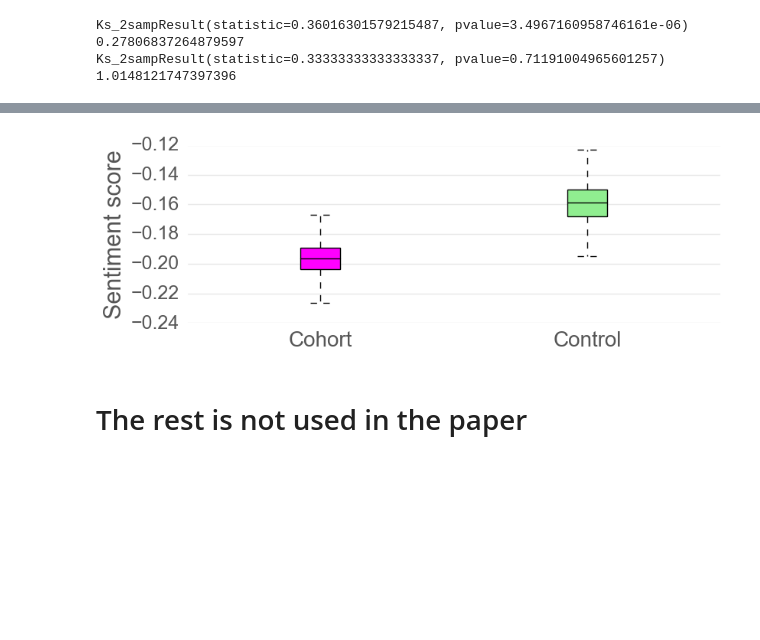
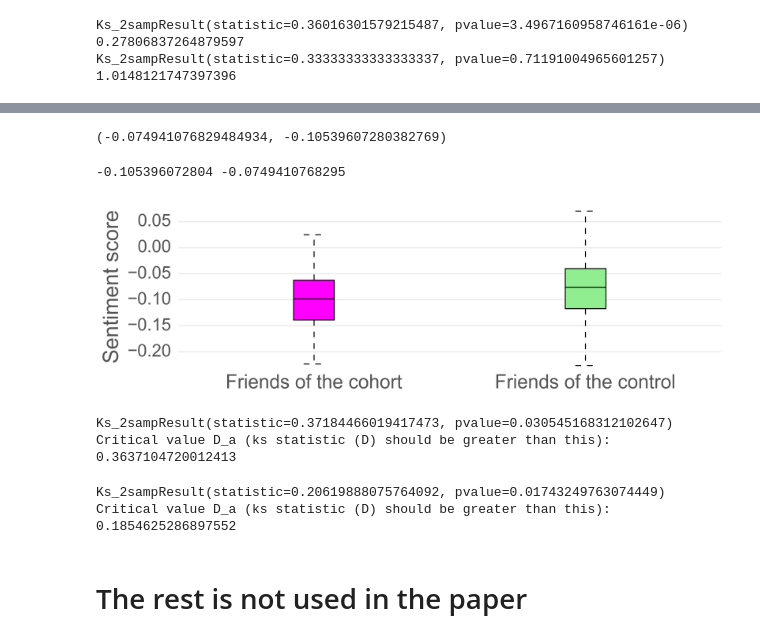
Before and after one commit to oztalha/Flint, a Jupyter notebook: Codes-Toz/Flint.ipynb, the cells around one changed output, grey strips where cells are left out. Cells and saved outputs as stored; diff of their text form; code cells hidden in the pictures; blank space fills up the shorter version.

Commit message:
contagion experiment redone

```diff
--- a/Codes-Toz/Flint.ipynb
+++ b/Codes-Toz/Flint.ipynb
@@ -307,0 +425,5 @@ Ks_2sampResult(statistic=0.33333333333333337, pvalue=0.71191004965601257)
+# %%
+ffdf = pd.read_csv('../data/ffdf.csv')
+ffdf.columns = ['screen_name'] + list(ffdf.columns[1:])
+#ffdf.head() #fsent is missing
+print(len(ffdf[ffdf.usent>0]),len(ffdf[ffdf.usent<0]))
@@ -307,0 +432,7 @@ Ks_2sampResult(statistic=0.33333333333333337, pvalue=0.71191004965601257)
+# %%
+udf = {}
+for u in ffdf.index.values:
+    usent = pd.DataFrame(list(df[df.screen_name == u].text.apply(sid.polarity_scores)))['compound']
+    udf[u] = {'utwcnt':len(usent),'usent':usent.mean()}
+usdf = pd.DataFrame.from_dict(udf,orient='index')
+usdf
@@ -307,0 +458,10 @@ Ks_2sampResult(statistic=0.33333333333333337, pvalue=0.71191004965601257)
+# %%
+fdf = {}
+for k,v in friends.items():
+    fsk = fs[fs.screen_name.isin(v.screen_name)]
+    fsent = fsk.cmpnd.mean()
+    fdf[k] = {'ftwcnt':len(fsk),'dfcnt':len(fsk.screen_name.unique()),'tfcnt':len(v),'fsent':fsent}
+ffdf = pd.DataFrame.from_dict(fdf,orient='index')
+ffdf = ffdf.join(usdf)
+#ffdf.to_csv('../data/ffdf.csv')
+ffdf
@@ -308,31 +505,62 @@ Ks_2sampResult(statistic=0.33333333333333337, pvalue=0.71191004965601257)
+# %%
+ffdf[ffdf.usent>0].fsent.mean(),ffdf[ffdf.usent<0].fsent.mean()
+# %% [output]
+(-0.074941076829484934, -0.10539607280382769)
 # %%
-# Figure 4
-compare = pd.read_table('../data/popVSfollower1000.txt',header=0, sep="\t")
+
 colorm = dict(boxes='lightgreen', whiskers='black', medians='black', caps='black')
 #ax=compare[['followers','population']].plot(kind='box', patch_artist=True, showfliers=False)
 boxprops = dict(linestyle='-', color='black')
 
 matplotlib.style.use('ggplot')
 plt.rcParams['axes.facecolor']='w'
 plt.rcParams['savefig.facecolor']='w'
 matplotlib.rcParams['xtick.labelsize'] = 20
 matplotlib.rcParams['ytick.labelsize'] = 18
 matplotlib.rcParams['axes.titlesize'] = 14
 
 co = {'color':'black'}
 ma = {'color':'black','linestyle':'-'}
 
 plt.figure(figsize=(9,3))
-bp = plt.boxplot([compare.followers,compare.population],patch_artist=True, showfliers=False,
-                 whiskerprops=co,capprops=co,medianprops=ma,boxprops=boxprops,labels=['mayor','governor'])
+cohort = ffdf[ffdf.usent<0].fsent #ffdf[ffdf.fsent<0].usent
+control= ffdf[ffdf.usent>0].fsent.dropna() #ffdf[ffdf.fsent>0].usent
+print(cohort.mean(),control.mean())
+bp = plt.boxplot([cohort,control],patch_artist=True, showfliers=False,
+                 whiskerprops=co,capprops=co,medianprops=ma,boxprops=boxprops,labels=['Friends of the cohort','Friends of the control'])
 
 ax = plt.gca()
 for patch, color in zip(bp['boxes'], ['magenta','lightgreen']):
     patch.set_facecolor(color)
-ax.xaxis.set_ticklabels(['Cohort','Control'])
 ax.set_ylabel('Sentiment score',fontsize=22)
-#ax.set_ylim([-.23, -.12])
+ax.set_ylim(-.23,.08)
+#plt.yticks(np.arange(-.6, .6, .1))
 ax.yaxis.grid(True, linestyle='-', which='major', color='lightgrey', alpha=0.5)
-ax.get_figure().savefig('../figs/contagion-exp.pdf', bbox_inches='tight')
+ax.get_figure().savefig('../figs/contagion-exp2.pdf', bbox_inches='tight')
 # %% [output]
+-0.105396072804 -0.0749410768295
-[figure, old version]
+[figure, new version]
+# %%
+from scipy.stats import ks_2samp
+from math import sqrt
+c_a = 1.36 #coefficient c_a is 1.36 for alpha 0.05 and 1.95 for alpha 0.001
+print(ks_2samp(ffdf[ffdf.fsent<0].usent,ffdf[ffdf.fsent>0].usent))
+n1 = len(ffdf[ffdf.fsent<0])
+n2 = len(ffdf[ffdf.fsent>0])
+print('Critical value D_a (ks statistic (D) should be greater than this):',c_a*sqrt((n1+n2)/(n1*n2)))
+#that is the case for 95% confidence level: https://daithiocrualaoich.github.io/kolmogorov_smirnov/
+# %% [output]
+Ks_2sampResult(statistic=0.37184466019417473, pvalue=0.030545168312102647)
+Critical value D_a (ks statistic (D) should be greater than this): 0.3637104720012413
+# %%
+from scipy.stats import ks_2samp
+from math import sqrt
+c_a = 1.36 #coefficient c_a is 1.36 for alpha 0.05 and 1.95 for alpha 0.001
+print(ks_2samp(ffdf[ffdf.usent<0].fsent,ffdf[ffdf.usent>0].fsent))
+n1 = len(ffdf[ffdf.usent<0])
+n2 = len(ffdf[ffdf.usent>0])
+print('Critical value D_a (ks statistic (D) should be greater than this):',c_a*sqrt((n1+n2)/(n1*n2)))
+#that is the case for 95% confidence level: https://daithiocrualaoich.github.io/kolmogorov_smirnov/
+# %% [output]
+Ks_2sampResult(statistic=0.20619888075764092, pvalue=0.01743249763074449)
+Critical value D_a (ks statistic (D) should be greater than this): 0.1854625286897552
```
Also changed, not shown: parts of 19 cells of this notebook.
